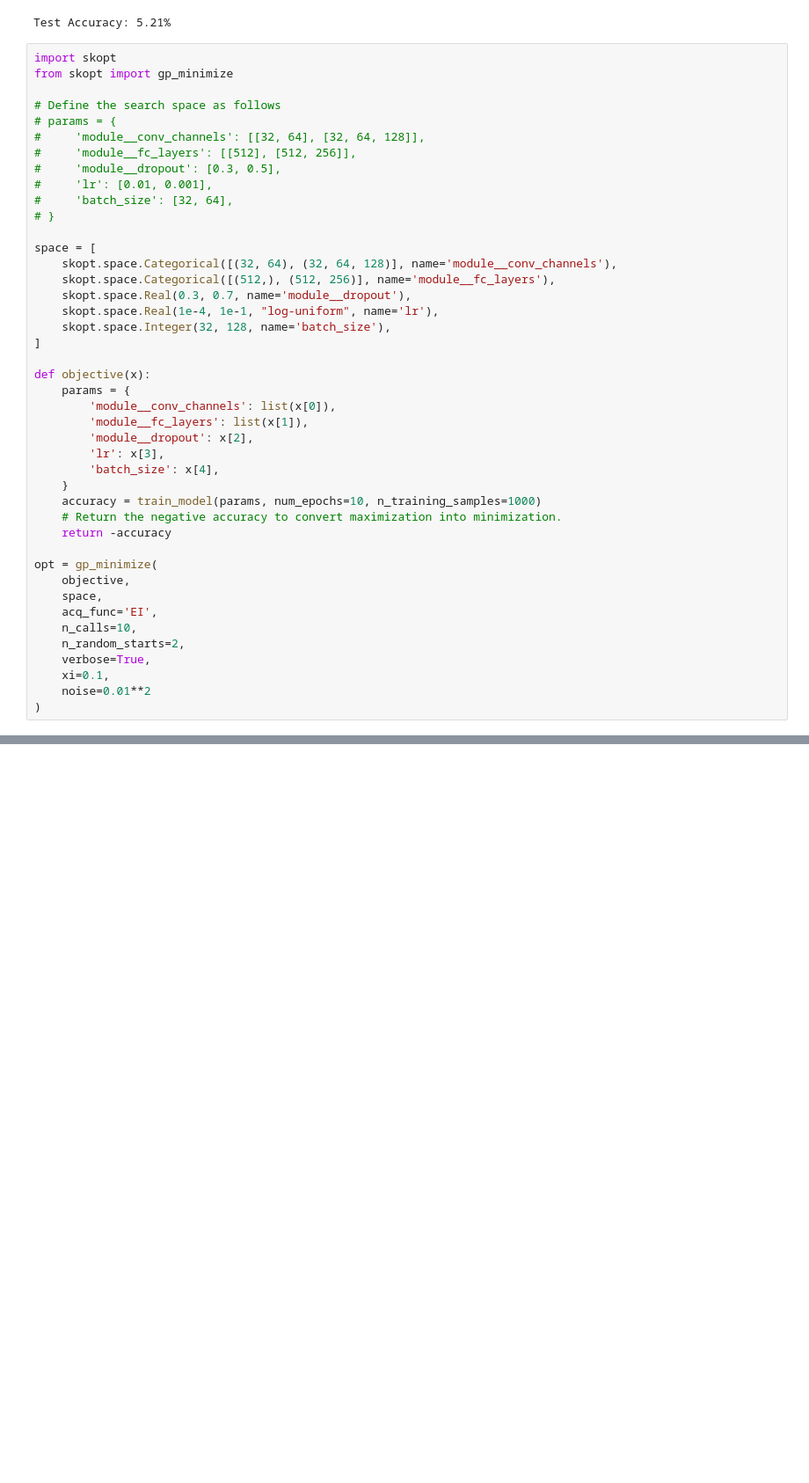
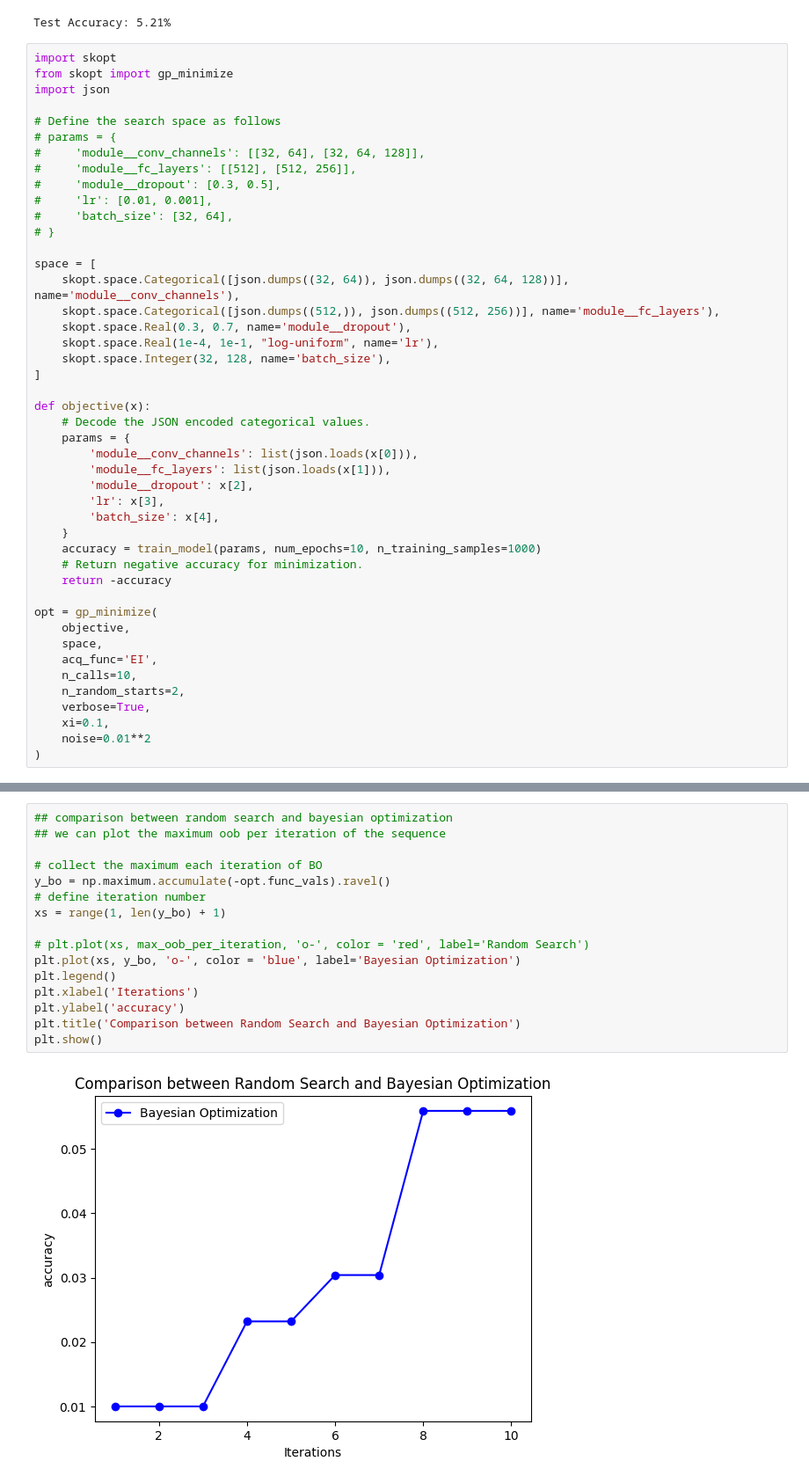
Before and after one commit to amapy-00/miniproject_1_02463, a Jupyter notebook: mini_project_1.ipynb, the cells around one changed output, grey strips where cells are left out. Shown at 88% size. Drawn from its saved outputs; the diff is of its cells as text; blank space fills up the shorter version.

Commit message:
Working with json chack

```diff
--- a/mini_project_1.ipynb
+++ b/mini_project_1.ipynb
@@ -85,6 +85,7 @@ Test Accuracy: 5.21%
 # %%
 import skopt
 from skopt import gp_minimize
+import json
 
 # Define the search space as follows
 # params = {
@@ -96,23 +97,24 @@ from skopt import gp_minimize
 # }
 
 space = [
-    skopt.space.Categorical([(32, 64), (32, 64, 128)], name='module__conv_channels'),
-    skopt.space.Categorical([(512,), (512, 256)], name='module__fc_layers'),
+    skopt.space.Categorical([json.dumps((32, 64)), json.dumps((32, 64, 128))], name='module__conv_channels'),
+    skopt.space.Categorical([json.dumps((512,)), json.dumps((512, 256))], name='module__fc_layers'),
     skopt.space.Real(0.3, 0.7, name='module__dropout'),
     skopt.space.Real(1e-4, 1e-1, "log-uniform", name='lr'),
     skopt.space.Integer(32, 128, name='batch_size'),
 ]
 
 def objective(x):
+    # Decode the JSON encoded categorical values.
     params = {
-        'module__conv_channels': list(x[0]),
-        'module__fc_layers': list(x[1]),
+        'module__conv_channels': list(json.loads(x[0])),
+        'module__fc_layers': list(json.loads(x[1])),
         'module__dropout': x[2],
         'lr': x[3],
         'batch_size': x[4],
     }
     accuracy = train_model(params, num_epochs=10, n_training_samples=1000)
-    # Return the negative accuracy to convert maximization into minimization.
+    # Return negative accuracy for minimization.
     return -accuracy
 
 opt = gp_minimize(
@@ -132,0 +231,18 @@ TypeError: not all arguments converted during string formatting
+# %%
+## comparison between random search and bayesian optimization
+## we can plot the maximum oob per iteration of the sequence
+
+# collect the maximum each iteration of BO
+y_bo = np.maximum.accumulate(-opt.func_vals).ravel()
+# define iteration number
+xs = range(1, len(y_bo) + 1)
+
+# plt.plot(xs, max_oob_per_iteration, 'o-', color = 'red', label='Random Search')
+plt.plot(xs, y_bo, 'o-', color = 'blue', label='Bayesian Optimization')
+plt.legend()
+plt.xlabel('Iterations')
+plt.ylabel('accuracy')
+plt.title('Comparison between Random Search and Bayesian Optimization')
+plt.show()
+# %% [output]
+[figure, added]
```
Also changed, not shown: parts of 1 cell of this notebook.
